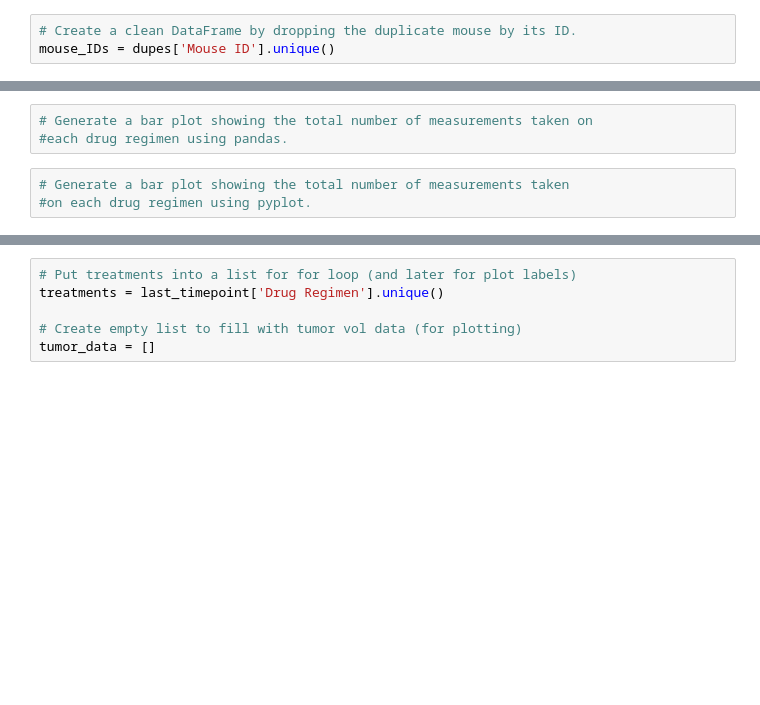
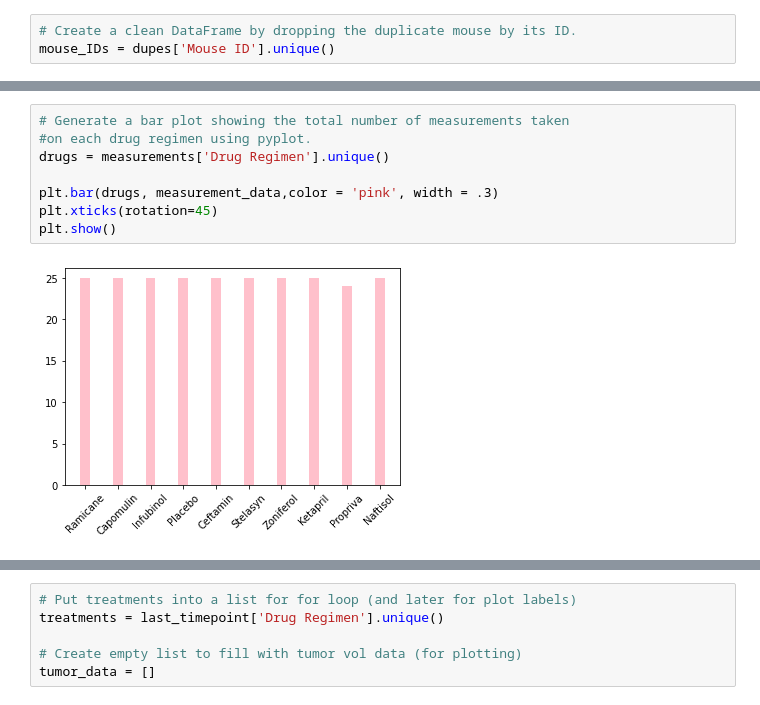
Before and after one commit to emedina2/Matplotlib_Homework, a Jupyter notebook: 02-Homework/05-Matplotlib/Instructions/Pymaceuticals/Pymaceuticals.ipynb, the cells around one changed output, grey strips where cells are left out. Saved outputs shown, nothing was run; the diff lists cells and outputs as text; blank space fills up the shorter version.

```diff
--- a/02-Homework/05-Matplotlib/Instructions/Pymaceuticals/Pymaceuticals.ipynb
+++ b/02-Homework/05-Matplotlib/Instructions/Pymaceuticals/Pymaceuticals.ipynb
@@ -57,8 +125,12 @@ aggregation
 # %%
-# Generate a bar plot showing the total number of measurements taken on
-#each drug regimen using pandas.
+# Generate a bar plot showing the total number of measurements taken
+#on each drug regimen using pyplot.
+drugs = measurements['Drug Regimen'].unique()
+
+plt.bar(drugs, measurement_data,color = 'pink', width = .3)
+plt.xticks(rotation=45)
+plt.show()
+# %% [output]
+[figure, added]
-# %%
-# Generate a bar plot showing the total number of measurements taken
-#on each drug regimen using pyplot.
 # %%
 # Generate a pie plot showing the distribution of female versus male mice using pandas
```
Also changed, not shown: parts of 14 cells of this notebook.
